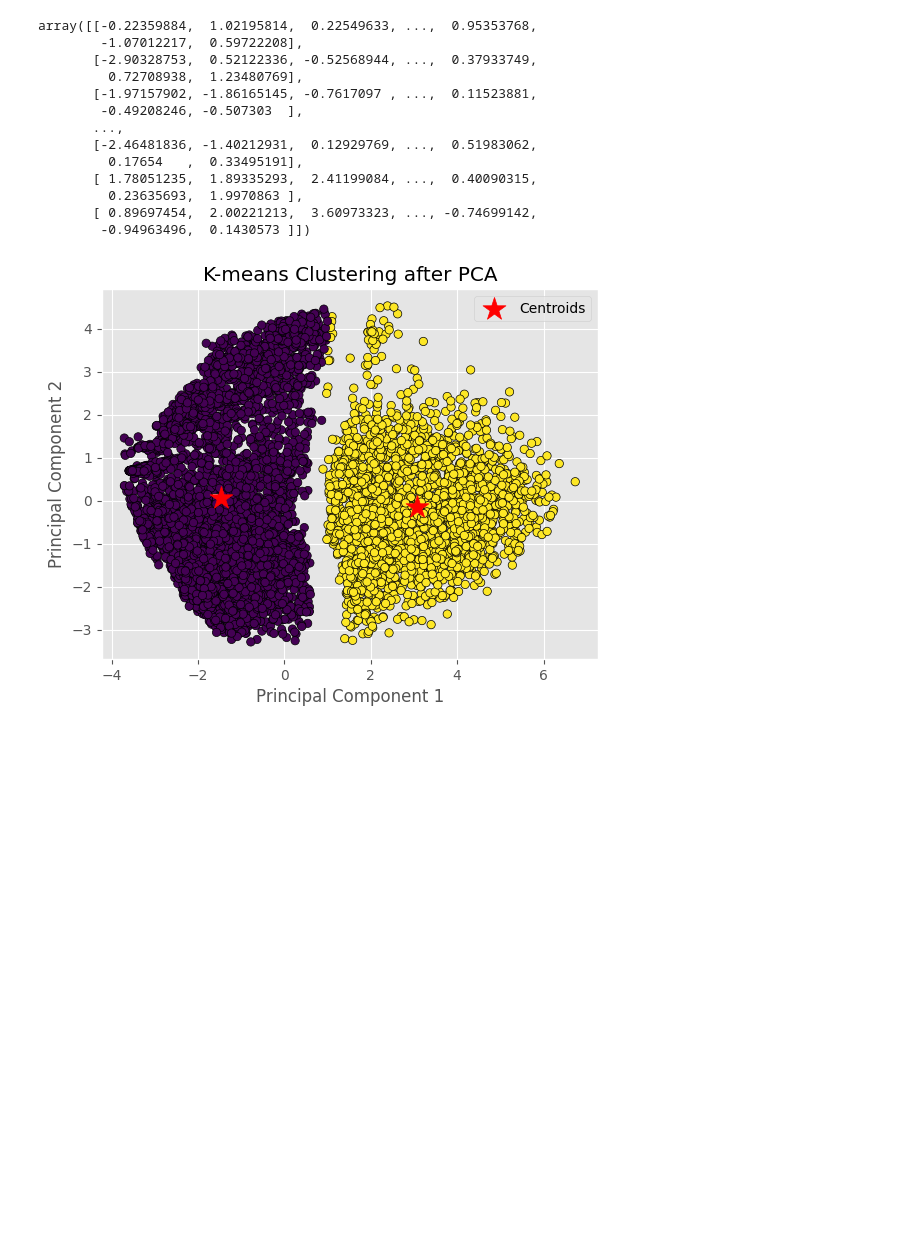
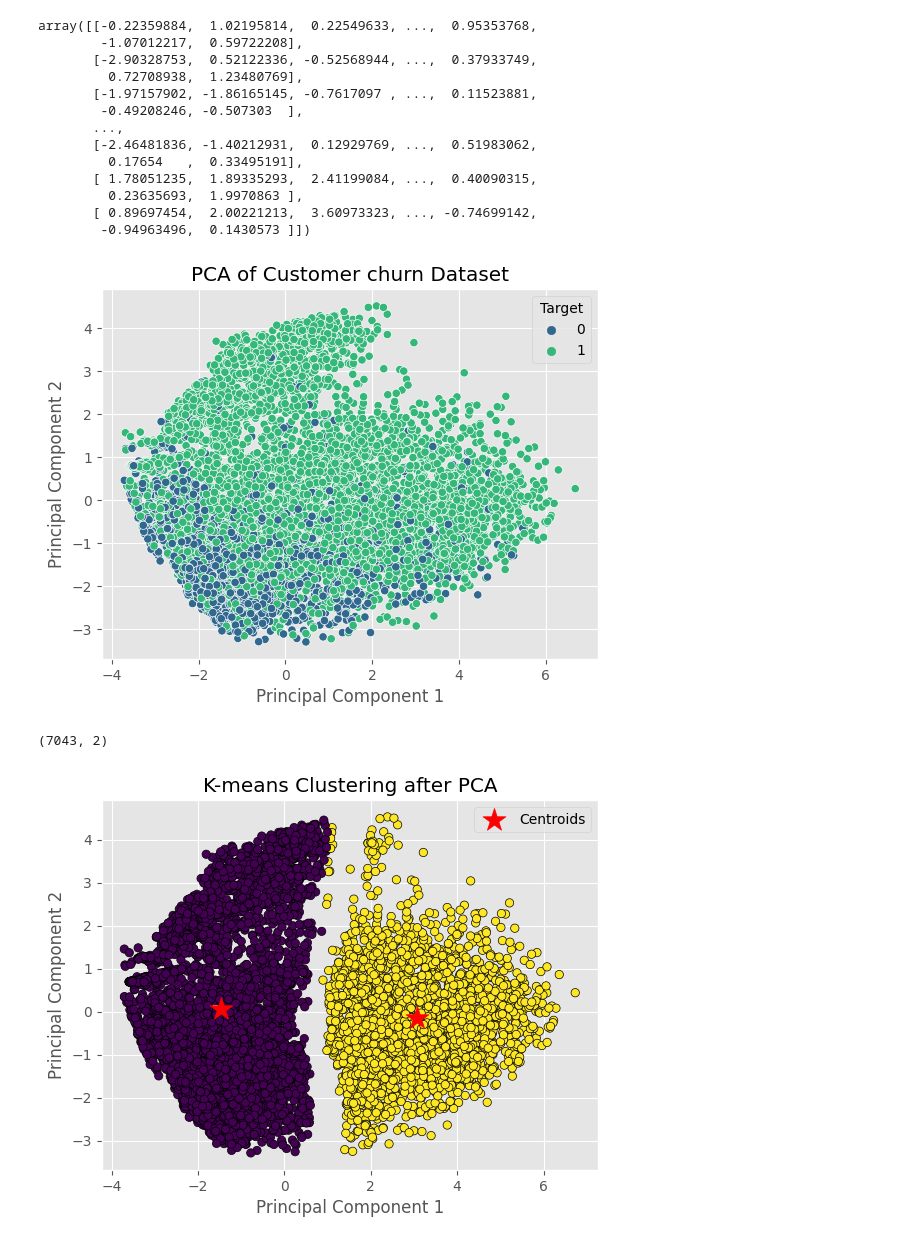
Before and after one commit to oneeyed-yggdrasil/CustomerSatisfaction, a Jupyter notebook: cc_new_01.ipynb, the cells around one changed output. Cells and saved outputs as stored; diff of their text form; code cells hidden in the pictures; blank space fills up the shorter version.

```diff
--- a/cc_new_01.ipynb
+++ b/cc_new_01.ipynb
@@ -500,16 +501,0 @@ plt.setp(g.ax_heatmap.get_xticklabels(), rotation=60);
-# %%
-df = pd.DataFrame(df, columns= df.columns)
-
-# Create a cross-tabulation of the data
-cross_tab = pd.crosstab(df['Streaming_Movies'],df['Gender'],normalize=True,margins=True)
-
-# Create a heatmap using Seaborn
-plt.figure(figsize=(8, 6))
-sns.heatmap(cross_tab, annot=True, cmap='YlGnBu')  # annot=True to show the values in each cell
-
-# Set axis labels
-#plt.xlabel('Category2')
-#plt.ylabel('Category1')
-
-# Show the plot
-plt.show()
@@ -1229,6 +1213,31 @@ array([[-0.22359884,  1.02195814,  0.22549633, ...,  0.95353768,
          0.23635693,  1.9970863 ],
        [ 0.89697454,  2.00221213,  3.60973323, ..., -0.74699142,
         -0.94963496,  0.1430573 ]])
+# %%
+from sklearn.decomposition import PCA
+
+
+
+pca = PCA(n_components=5)
+principal_components = pca.fit_transform(x)
+
+# Create a DataFrame with the principal components
+principal_df = pd.DataFrame(data=principal_components, columns=['Principal Component 1', 'Principal Component 2'])
+
+# Concatenate the principal components with the target variable for visualization
+final_df = pd.concat([principal_df, pd.Series(y, name='Target')], axis=1)
+
+# Visualize the principal components
+import matplotlib.pyplot as plt
+import seaborn as sns
+
+sns.scatterplot(x='Principal Component 1', y='Principal Component 2', hue='Target', data=final_df, palette='viridis')
+plt.title('PCA of Customer churn Dataset')
+plt.show()
+print(X_pca.shape)
+# %% [output]
+[figure, added]
+(7043, 2)
 # %%
 import pandas as pd
 import matplotlib.pyplot as plt
```
Also changed, not shown: parts of 4 cells of this notebook.
